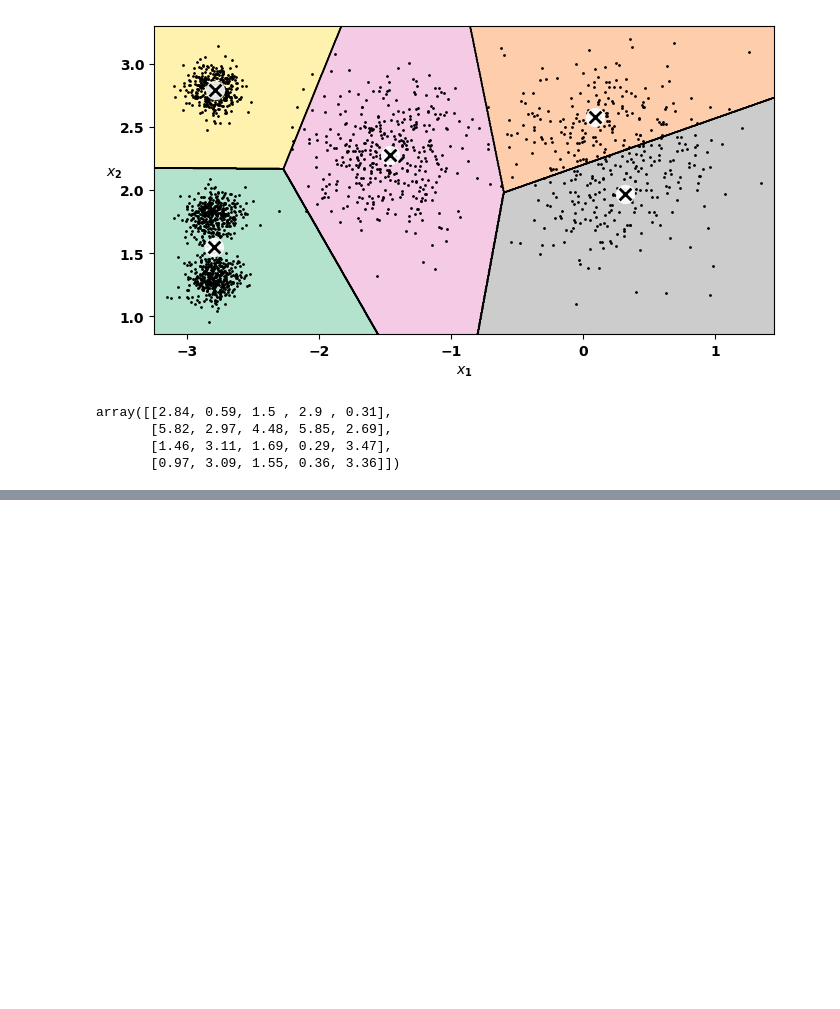
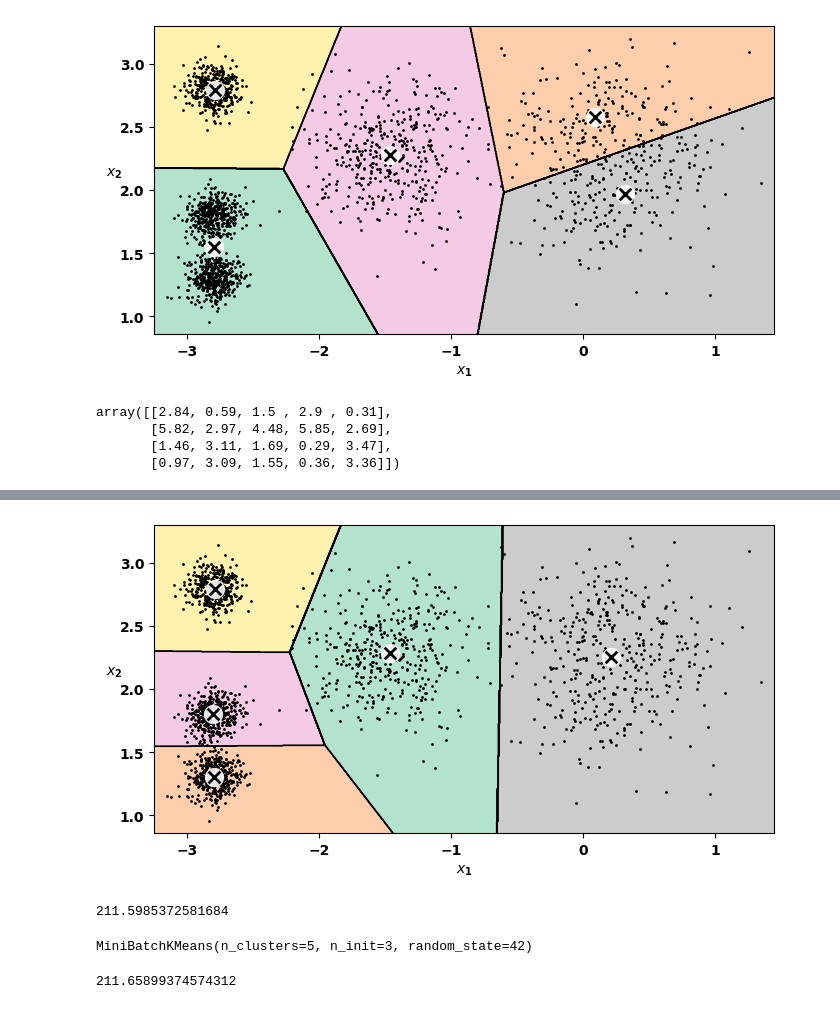
Before and after one commit to sayedgamal99/Data-Science, a Jupyter notebook: Educational/Hands-On-Machine-Learning/CH9 Unsupervised Learning Techniques/notebook.ipynb, the cells around one changed output, grey strips where cells are left out. Saved outputs shown, nothing was run; the diff lists cells and outputs as text; code cells hidden in the pictures; blank space fills up the shorter version.

```diff
--- a/Educational/Hands-On-Machine-Learning/CH9 Unsupervised Learning Techniques/notebook.ipynb
+++ b/Educational/Hands-On-Machine-Learning/CH9 Unsupervised Learning Techniques/notebook.ipynb
@@ -115,0 +233,21 @@ array([[2.84, 0.59, 1.5 , 2.9 , 0.31],
+# %%
+plt.figure(figsize=(8, 4))
+plot_decision_boundaries(kmeans_rnd_10_inits, X)
+plt.show()
+# %% [output]
+[figure, added]
+# %%
+kmeans_rnd_10_inits.inertia_
+# %% [output]
+211.5985372581684
+# %%
+from sklearn.cluster import MiniBatchKMeans
+
+minibatch_kmeans = MiniBatchKMeans(n_clusters=5, n_init=3, random_state=42)
+minibatch_kmeans.fit(X)
+# %% [output]
+MiniBatchKMeans(n_clusters=5, n_init=3, random_state=42)
+# %%
+minibatch_kmeans.inertia_
+# %% [output]
+211.65899374574312
```
Also changed, not shown: parts of 14 cells of this notebook.
